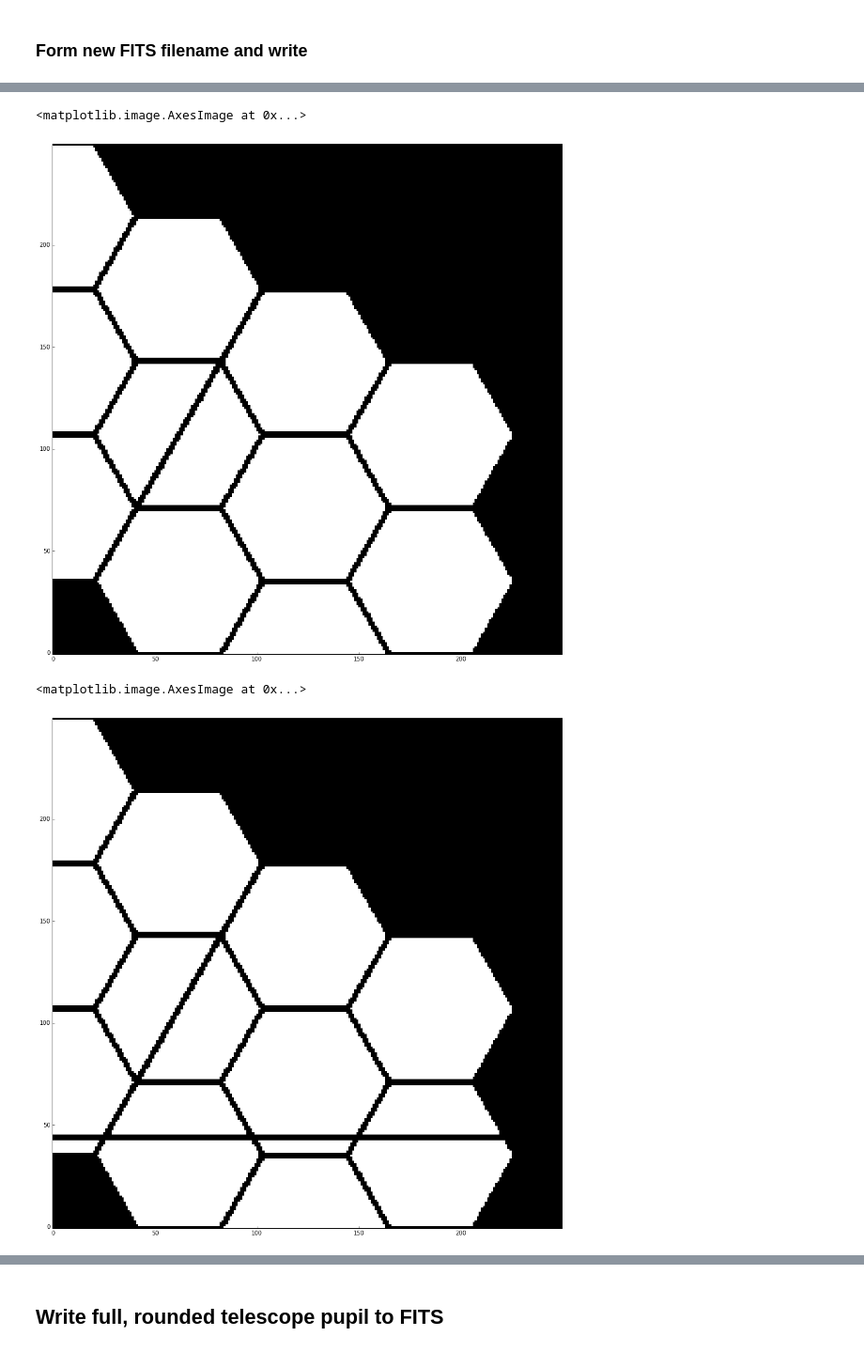
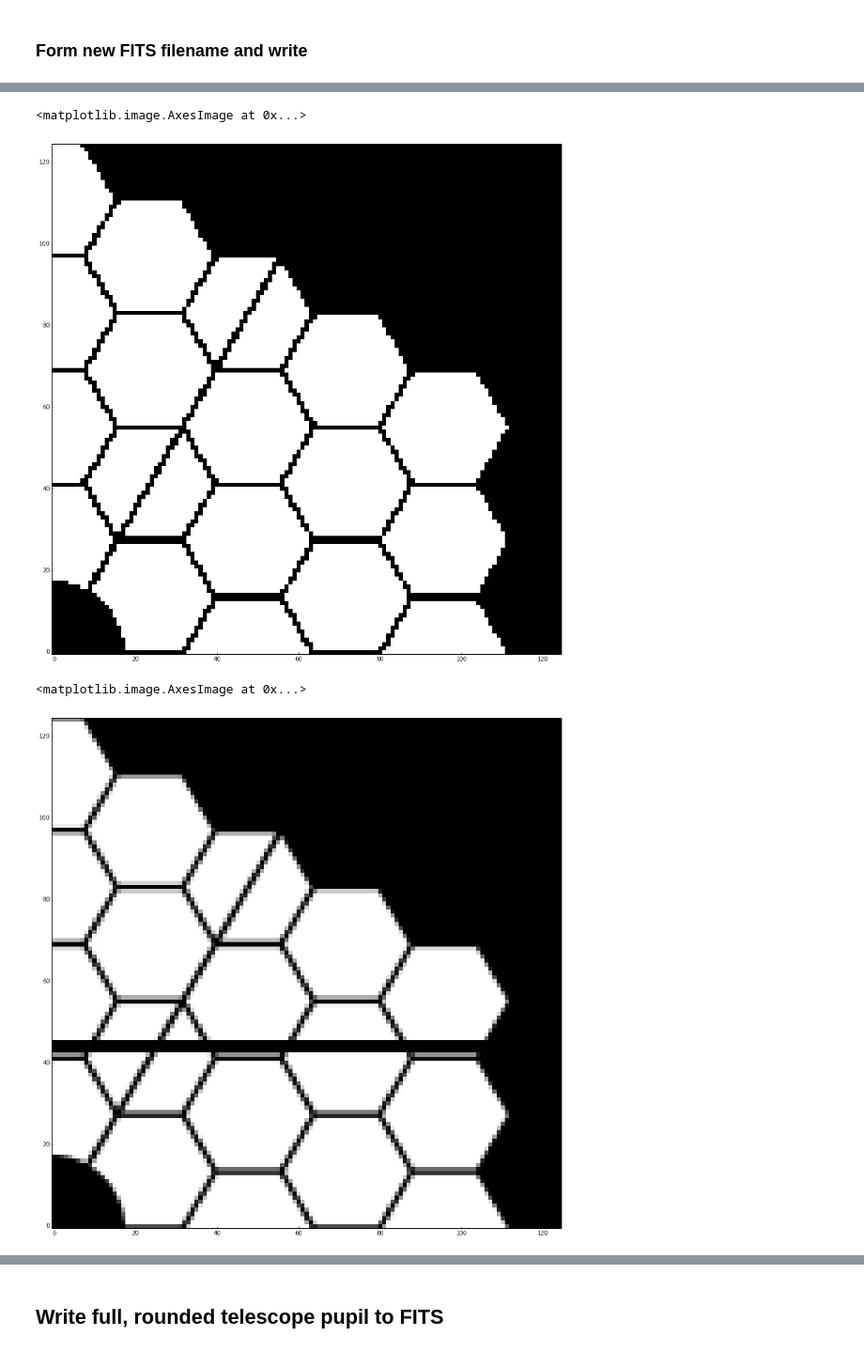
Before and after one commit to neilzim/SCDA, a Jupyter notebook: make_telap.ipynb, the cells around one changed output, grey strips where cells are left out. Shown at 94% size. Cells and saved outputs as stored; diff of their text form; code cells hidden in the pictures.

```diff
--- a/make_telap.ipynb
+++ b/make_telap.ipynb
@@ -38,11 +38,11 @@ Destination /astro/opticslab1/SCDA/Apertures/InputMasks_v4/TelAp already exists
 ## Set basic parameters
 # %%
 overwrite = False
-prim_key = "hex3"
+prim_key = "hex4"
 secobs_key = "X"
 centobs = True
 D = 2000
-N = 250 # quadrant width after binning
+N = 125 # quadrant width after binning
 symm = 'quart' # set to either 'quart' or 'half'
 gap = 3 # minimum segment gap width at N=250 after rounding to binary
 # %% [markdown]
@@ -229,15 +235,15 @@ plt.figure(figsize=(16,16))
 plt.imshow(np.round(telap_load))
 # %% [output]
 <matplotlib.image.AxesImage at 0x...>
-[figure, old version]
+[figure, new version]
 # %%
-telap_load = np.loadtxt(telap_bin_dat_fname)
 plt.figure(figsize=(16,16))
 telap_load[43:46,:] = 0
-plt.imshow(np.round(telap_load))
+#plt.imshow(np.round(telap_load))
+plt.imshow(telap_load)
 # %% [output]
 <matplotlib.image.AxesImage at 0x...>
-[figure, old version]
+[figure, new version]
 # %%
 plt.figure(figsize=(16,16))
 
```
Also changed, not shown: parts of 11 cells of this notebook.
